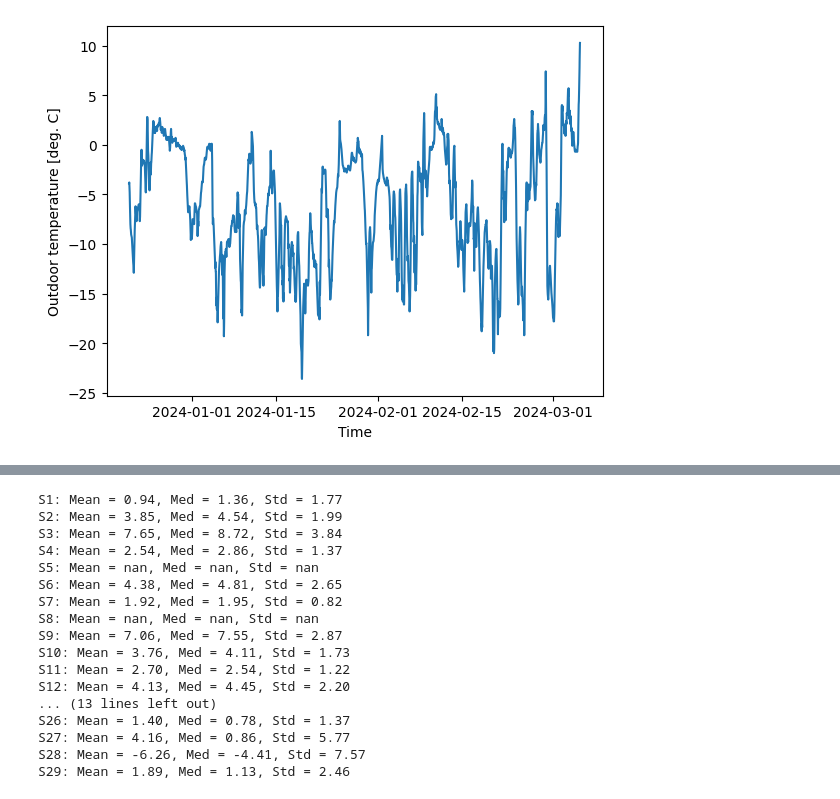
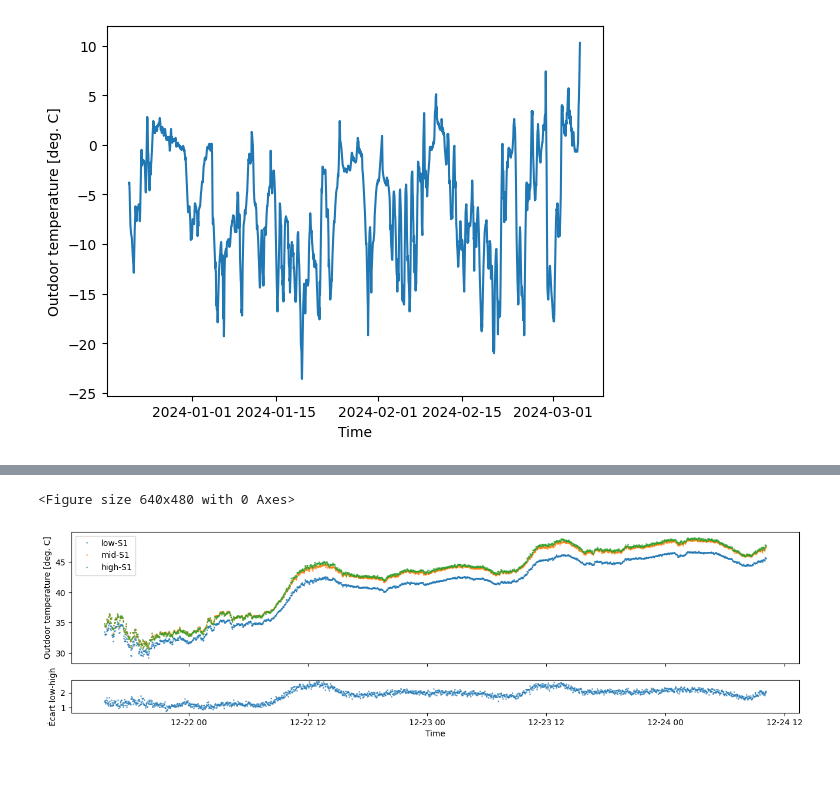
Before and after one commit to LuGar54/TP-Transferts-Thermique, a Jupyter notebook: Analysis/visualize.ipynb, the cells around one changed output, grey strips where cells are left out. Cells and saved outputs as stored; diff of their text form; code cells hidden in the pictures; blank space fills up the shorter version.

Commit message:
Added nicer_plot_fct, generated figure in new fig folder

```diff
--- a/Analysis/visualize.ipynb
+++ b/Analysis/visualize.ipynb
@@ -102,22 +100,43 @@ def lmh_stats(P):
         ecart = df_high.iloc[:,i] - df_low.iloc[:, i]
         print(f"{str(id)[12:]}: Mean = {ecart.mean():.2f}, Med = {ecart.median():.2f}, Std = {ecart.std():.2f}")
     return
-lmh_stats(all)
+
+#Test
+# #lmh_stats(all)
-# %% [output]
-S1: Mean = 0.94, Med = 1.36, Std = 1.77
-S2: Mean = 3.85, Med = 4.54, Std = 1.99
-S3: Mean = 7.65, Med = 8.72, Std = 3.84
-S4: Mean = 2.54, Med = 2.86, Std = 1.37
-S5: Mean = nan, Med = nan, Std = nan
-S6: Mean = 4.38, Med = 4.81, Std = 2.65
-S7: Mean = 1.92, Med = 1.95, Std = 0.82
-S8: Mean = nan, Med = nan, Std = nan
-S9: Mean = 7.06, Med = 7.55, Std = 2.87
-S10: Mean = 3.76, Med = 4.11, Std = 1.73
-S11: Mean = 2.70, Med = 2.54, Std = 1.22
-S12: Mean = 4.13, Med = 4.45, Std = 2.20
-... (13 lines left out)
-S26: Mean = 1.40, Med = 0.78, Std = 1.37
-S27: Mean = 4.16, Med = 0.86, Std = 5.77
-S28: Mean = -6.26, Med = -4.41, Std = 7.57
-S29: Mean = 1.89, Med = 1.13, Std = 2.46
+# %%
+def nicer_sensor_plot(sensors, s_idx=0, e_idx=len(df["Time"])):
+    """
+    Prend une liste de sensor, et plot le low, mid, high et la différence low-high
+    On peut spécifier des indices de début et de fin si on veut
+    """
+    df_low = df_filter_fct(sensors, heights='L')
+    df_mid = df_filter_fct(sensors, heights='m')
+    df_high = df_filter_fct(sensors, heights='h')
+    for i, id in enumerate(df_low.columns[:]):
+        plt.clf()
+        fig, axes = plt.subplots(nrows=2, ncols=1, sharex=True, figsize=(16, 4),
+                         gridspec_kw={'height_ratios': [4, 1]})
+        ax0 = axes[0]
+        ax1 = axes[1]
+        ax0.plot(convert_datetime(df["Time"][s_idx:e_idx]), df_low.iloc[s_idx:e_idx, i], marker='o', markersize= 1, alpha=0.6, linestyle = '', label="low-"+str(id)[12:])
+        ax0.plot(convert_datetime(df["Time"][s_idx:e_idx]), df_mid.iloc[s_idx:e_idx, i], marker='o', markersize= 1, alpha=0.6, linestyle = '', label="mid-"+str(id)[12:])
+        ax0.plot(convert_datetime(df["Time"][s_idx:e_idx]), df_high.iloc[s_idx:e_idx, i], marker='o', markersize= 1, alpha=0.6, linestyle = '', label="high-"+str(id)[12:])
+        ax0.set_ylabel(ydata_lbl)
+        ax0.legend()
+
+        diff = df_high.iloc[s_idx:e_idx, i] - df_low.iloc[s_idx:e_idx, i]
+        ax1.plot(convert_datetime(df["Time"][s_idx:e_idx]), diff, marker='o', markersize= 1, alpha=0.6, linestyle = '', label="low-"+str(id)[12:])
+        ax1.set_xlabel(xdata_lbl)
+        ax1.set_ylabel("Écart low-high")
+        plt.show()
+        if s_idx == 0 and e_idx == len(df["Time"]):
+            fig.savefig(f'../fig/{str(id)[12:]}_hml_diff.png', dpi=300, bbox_inches='tight')
+        else:
+            fig.savefig(f'../fig/{str(id)[12:]}_hml_diff_{s_idx}-{e_idx}.png', dpi=300, bbox_inches='tight')
+    return
+
+#Test
+#nicer_sensor_plot([1], 100, 2100)
+# %% [output]
+<Figure size 640x480 with 0 Axes>
+[figure, added]
```
Also changed, not shown: parts of 2 cells of this notebook, 30 other files.
